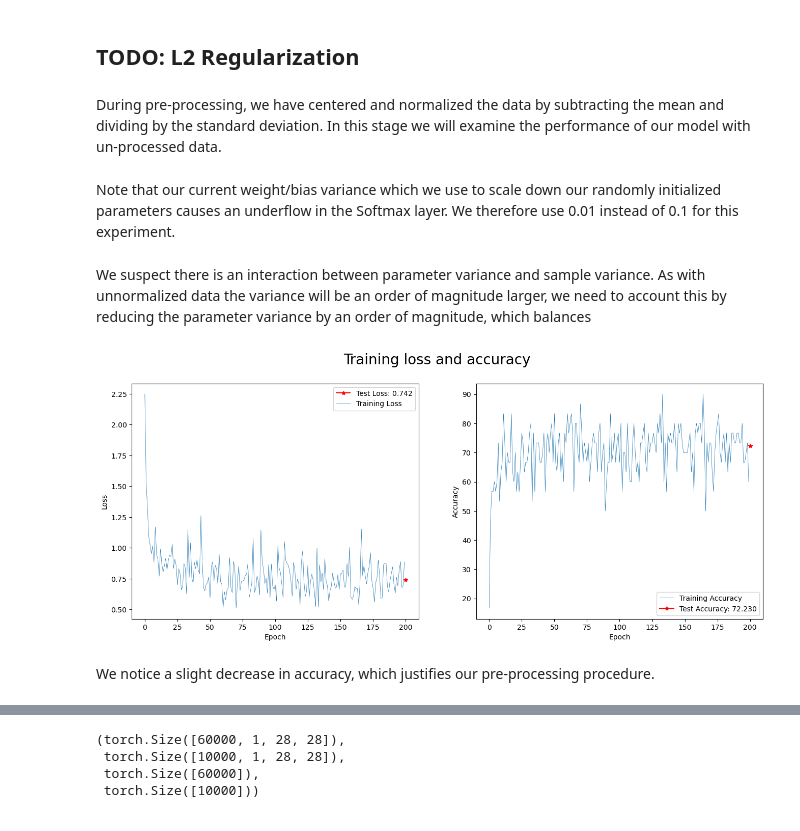
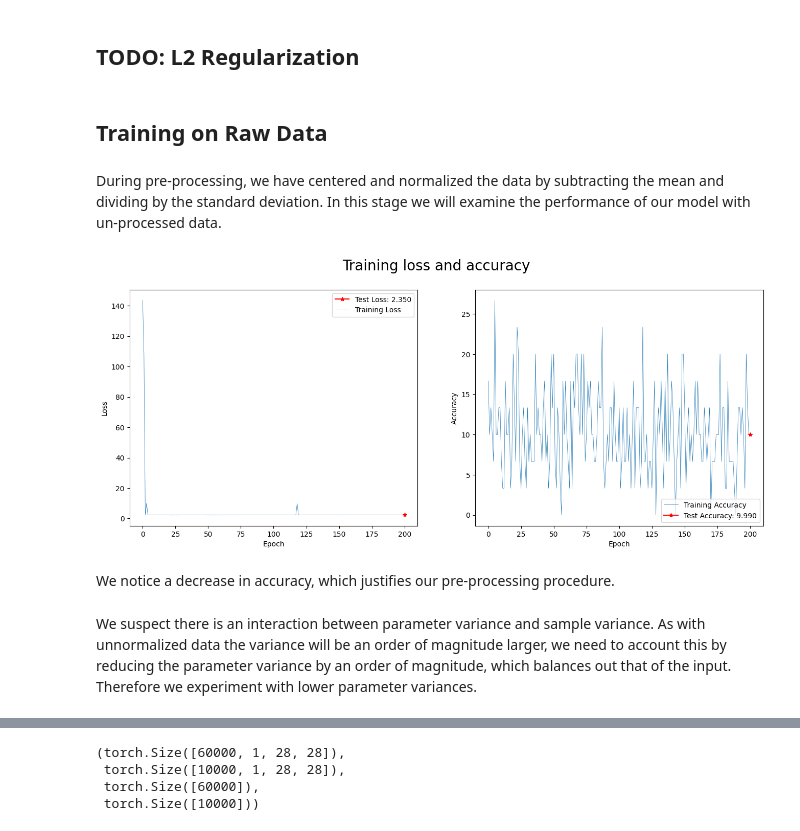
Before and after one commit to PONY1ST-past-semesters/MLP, a Jupyter notebook: ConvNet.ipynb, the cells around one changed output, grey strips where cells are left out. Cells and saved outputs as stored; diff of their text form; code cells hidden in the pictures.

```diff
--- a/ConvNet.ipynb
+++ b/ConvNet.ipynb
@@ -747,7 +697,7 @@ parameter_variance = 0.1
 # %% [markdown]
 ### batch_size = 2
 # %%
-batch_size = 2
+tmp_batch_size = 2
 
 batch2 = MLP(
     LinearLayer(D, hidden_units, parameter_variance),
@@ -761,7 +711,7 @@ batch2 = MLP(
 
 )
 batch2.fit(data_x = X_train, data_y = Y_train, steps = gradient_steps,
-         batch_size = batch_size, learning_rate = learning_rate)
+         batch_size = tmp_batch_size, learning_rate = learning_rate)
 
 batch2.predict(data_x = X_test, data_y = Y_test)
 batch2.plot()
@@ -770,7 +720,7 @@ batch2.plot()
 # %% [markdown]
 ### batch_size = 5
 # %%
-batch_size = 5
+tmp_batch_size = 5
 
 batch5 = MLP(
     LinearLayer(D, hidden_units, parameter_variance),
@@ -784,7 +734,7 @@ batch5 = MLP(
 
 )
 batch5.fit(data_x = X_train, data_y = Y_train, steps = gradient_steps,
-         batch_size = batch_size, learning_rate = learning_rate)
+         batch_size = tmp_batch_size, learning_rate = learning_rate)
 
 batch5.predict(data_x = X_test, data_y = Y_test)
 batch5.plot()
@@ -793,7 +743,7 @@ batch5.plot()
 # %% [markdown]
 ### batch_size = 10
 # %%
-batch_size = 10
+tmp_batch_size = 10
 
 batch10 = MLP(
     LinearLayer(D, hidden_units, parameter_variance),
@@ -807,7 +757,7 @@ batch10 = MLP(
 
 )
 batch10.fit(data_x = X_train, data_y = Y_train, steps = gradient_steps,
-         batch_size = batch_size, learning_rate = learning_rate)
+         batch_size = tmp_batch_size, learning_rate = learning_rate)
 
 batch10.predict(data_x = X_test, data_y = Y_test)
 batch10.plot()
@@ -820,7 +766,7 @@ See the code in section 1.
 # %% [markdown]
 ### batch_size = 20
 # %%
-batch_size = 20
+tmp_batch_size = 20
 
 batch20 = MLP(
     LinearLayer(D, hidden_units, parameter_variance),
@@ -834,7 +780,7 @@ batch20 = MLP(
 
 )
 batch20.fit(data_x = X_train, data_y = Y_train, steps = gradient_steps,
-         batch_size = batch_size, learning_rate = learning_rate)
+         batch_size = tmp_batch_size, learning_rate = learning_rate)
 
 batch20.predict(data_x = X_test, data_y = Y_test)
 batch20.plot()
@@ -868,8 +833,6 @@ batch30.plot()
 # %% [markdown]
 ## TODO: L2 Regularization
+# %% [markdown]
+## Training on Raw Data
 # %% [markdown]
 During pre-processing, we have centered and normalized the data by subtracting the mean and dividing by the standard deviation. In this stage we will examine the performance of our model with un-processed data.
-# %% [markdown]
-Note that our current weight/bias variance which we use to scale down our randomly initialized parameters causes an underflow in the Softmax layer. We therefore use 0.01 instead of 0.1 for this experiment.
-# %% [markdown]
-We suspect there is an interaction between parameter variance and sample variance. As with unnormalized data the variance will be an order of magnitude larger,  we need to account this by reducing the parameter variance by an order of magnitude, which balances
@@ -878,22 +839,26 @@ parameter_variance_unnormalized = 0.01
 # %%
+parameter_variance_unnormalized = 0.1
+
 two_hidden_unnormalized = MLP(
     LinearLayer(D, hidden_units, parameter_variance_unnormalized),
     ReLuLayer(),
 
     LinearLayer(hidden_units, hidden_units, parameter_variance_unnormalized),
     ReLuLayer(),
 
     LinearLayer(hidden_units, C, parameter_variance_unnormalized),
     SoftMaxLayer(),
 
 )
 two_hidden_unnormalized.fit(data_x = X_train_raw, data_y = Y_train_raw, steps = gradient_steps,
          batch_size = batch_size, learning_rate = learning_rate)
 
 # Remark: since we train on unnormalized images, we test on unnormalized images.
 two_hidden_unnormalized.predict(data_x = X_test_raw, data_y = Y_test_raw)
 two_hidden_unnormalized.plot()
 # %% [output]
-[figure, old version]
+[figure, new version]
-# %% [markdown]
-We notice a slight decrease in accuracy, which justifies our pre-processing procedure.
+# %% [markdown]
+We notice a decrease in accuracy, which justifies our pre-processing procedure.
+# %% [markdown]
+We suspect there is an interaction between parameter variance and sample variance. As with unnormalized data the variance will be an order of magnitude larger,  we need to account this by reducing the parameter variance by an order of magnitude, which balances out that of the input. Therefore we experiment with lower parameter variances.
```
Also changed, not shown: parts of 100 cells of this notebook.
